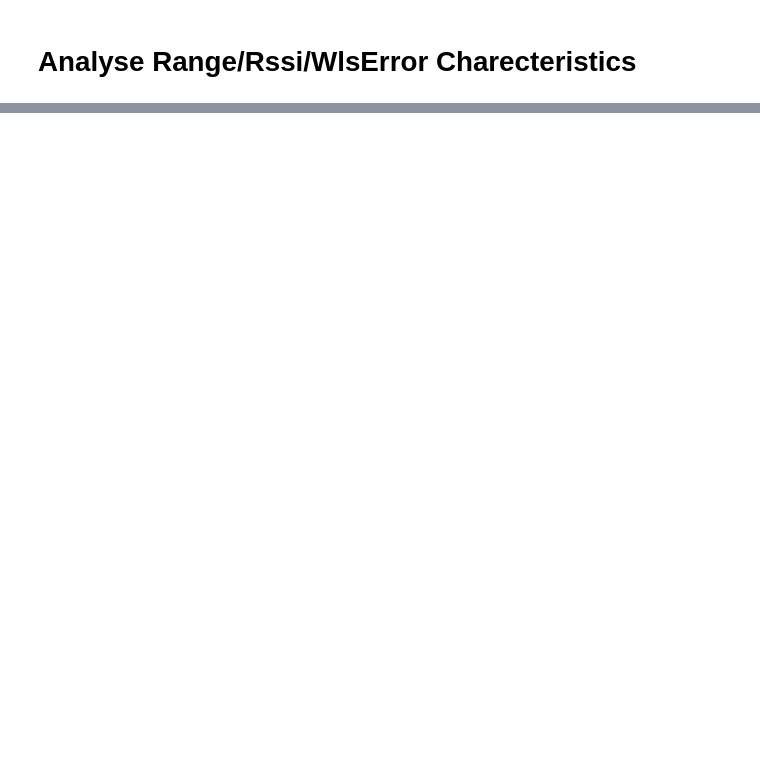
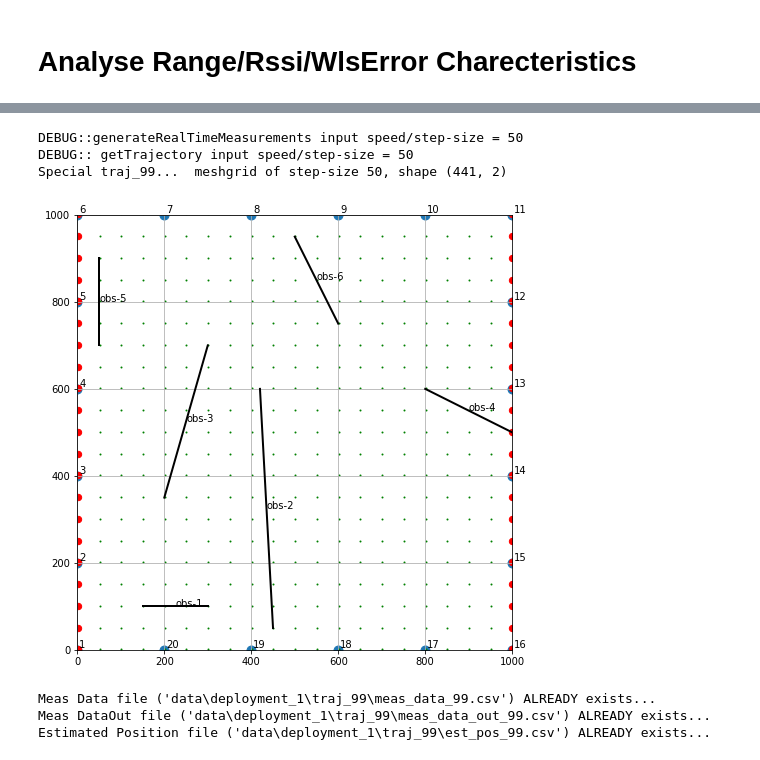
Before and after one commit to mksjc/location_study, a Jupyter notebook: AnalyzeData.ipynb, the cells around one changed output, grey strips where cells are left out. Drawn from its saved outputs; the diff is of its cells as text; code cells hidden in the pictures; blank space fills up the shorter version.

Commit message:
cleaned up AnalyzeData notebook
Plotting support for mesh as well as non-mesh trajectories

```diff
--- a/AnalyzeData.ipynb
+++ b/AnalyzeData.ipynb
@@ -443,0 +36,19 @@ print(np.roll(te,-idx1))
+# %%
+deploymentIdx = 1
+trajIdx = 99
+verbosity = 2
+SPEED = 50 if trajIdx==99 else 10
+
+truthCsvFname,measOutCsvFname,estPosCsvFname = mhf.generateRealTimeMeasurements(deploymentIdx, trajIdx, verbosity, speed=SPEED)
+
+txPosCsvFname = "data\\deployment_{0!s}\\{1}.csv".format(deploymentIdx, "txpos")
+obsCsvFname = "data\\deployment_{0!s}\\{1}.csv".format(deploymentIdx, "obstacles")
+trajCsvFname = "data\\deployment_{0!s}\\{2}_{1!s}.csv".format(deploymentIdx, trajIdx, "waypoints")
+# %% [output]
+DEBUG::generateRealTimeMeasurements input speed/step-size = 50
+DEBUG:: getTrajectory input speed/step-size = 50
+Special traj_99...  meshgrid of step-size 50, shape (441, 2)
+[figure, added]
+Meas Data file ('data\deployment_1\traj_99\meas_data_99.csv') ALREADY exists...
+Meas DataOut file ('data\deployment_1\traj_99\meas_data_out_99.csv') ALREADY exists...
+Estimated Position file ('data\deployment_1\traj_99\est_pos_99.csv') ALREADY exists...
```
Also changed, not shown: parts of 43 cells of this notebook.
